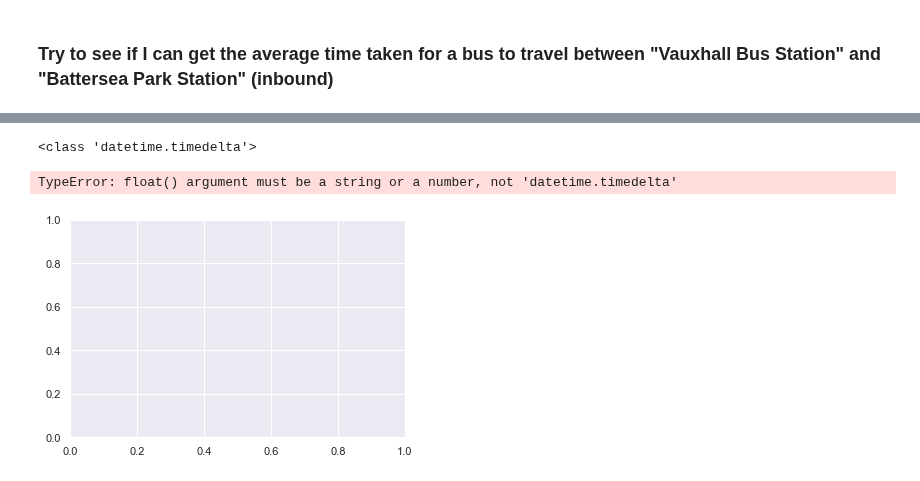
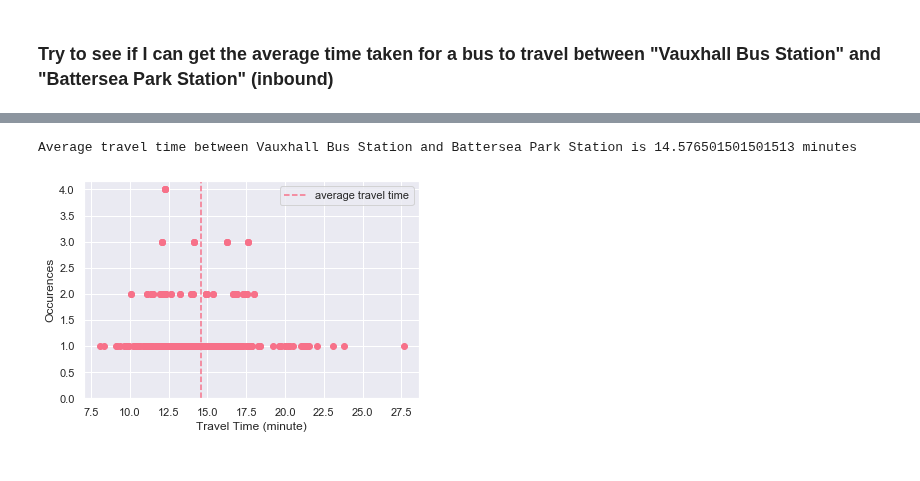
Before and after one commit to serenelc/individual-project-beng, a Jupyter notebook: data-analytics.ipynb, the cells around one changed output, grey strips where cells are left out. Cells and saved outputs as stored; diff of their text form; code cells hidden in the pictures.

```diff
--- a/data-analytics.ipynb
+++ b/data-analytics.ipynb
@@ -147,10 +154,18 @@ for i, journey in battersea_prk_st.iterrows():
-# %%
-print(type(journey_times[0]))
-
-fig, ax = plt.subplots()
-ax.plot(journey_times, np.ones(len(journey_times)))
-plt.show()
-# %% [output]
-<class 'datetime.timedelta'>
-TypeError: float() argument must be a string or a number, not 'datetime.timedelta'
-[figure, removed]
+# %%
+travel_times = [(time.total_seconds() / 60) for time in journey_times]
+avg_time = sum(travel_times) / len(travel_times)
+print("Average travel time between Vauxhall Bus Station and Battersea Park Station is {} minutes".format(avg_time))
+
+counts = [journey_times.count(elem) for elem in journey_times]
+
+fig, ax = plt.subplots()
+ax.scatter(travel_times, counts)
+ax.axvline(x = avg_time, linestyle='dashed', label = "average travel time")
+ax.set_xlabel("Travel Time (minute)")
+ax.set_ylabel("Occurences")
+ax.set_ylim(0)
+ax.legend()
+plt.show()
+# %% [output]
+Average travel time between Vauxhall Bus Station and Battersea Park Station is 14.576501501501513 minutes
+[figure, added]
```
Also changed, not shown: parts of 8 cells of this notebook, 15 other files.
